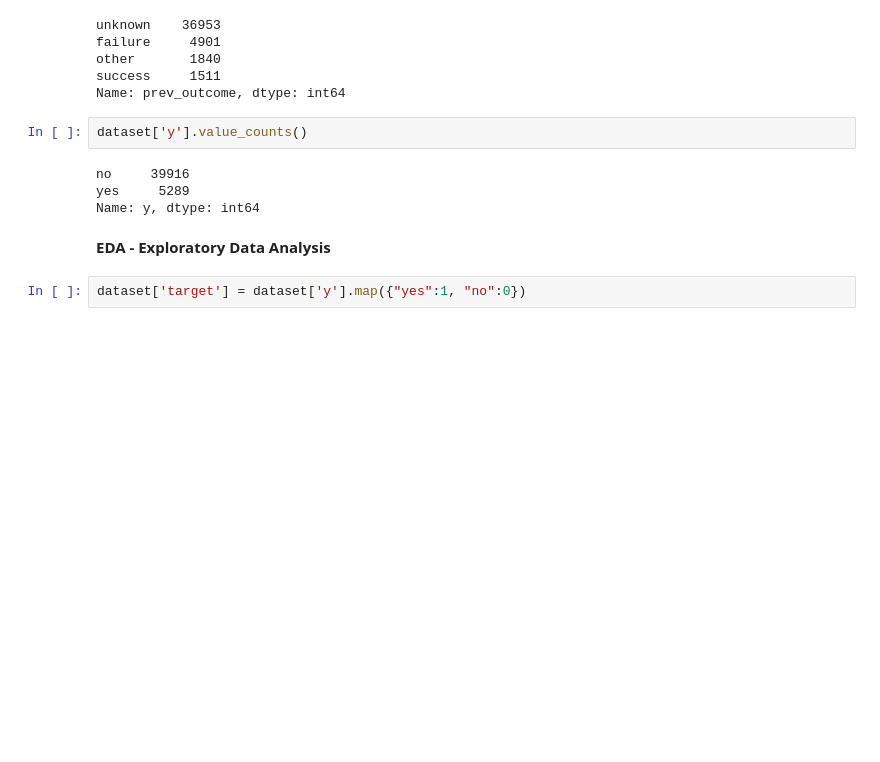
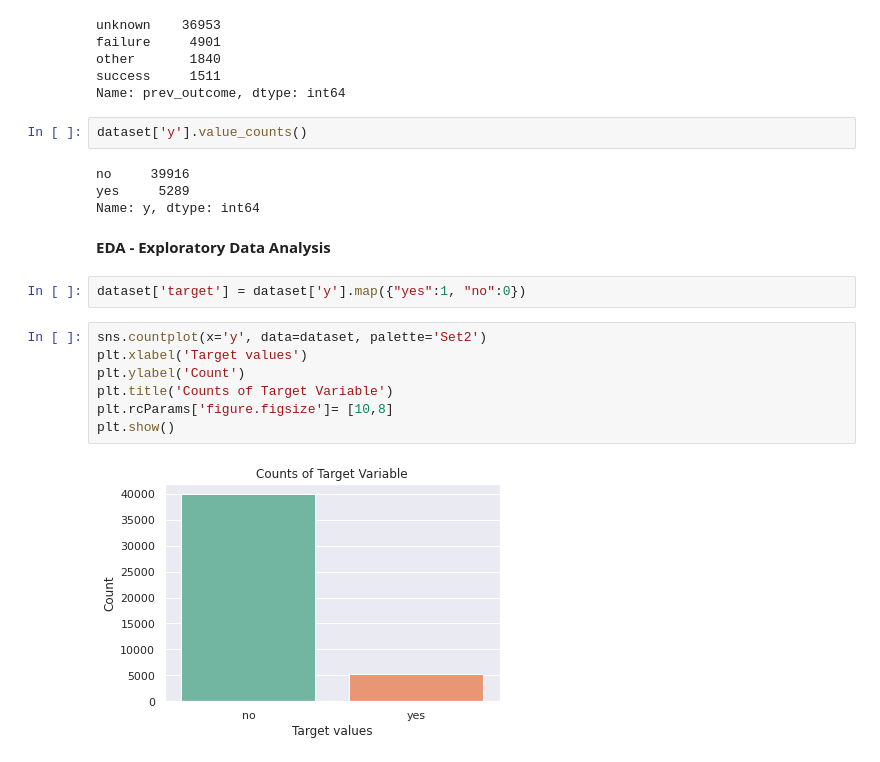
Before and after one commit to KishorAlagappan/customer-conversion-prediction-app, a Jupyter notebook: Customer_Conversion_Prediction_ML_Model.ipynb, the cells around one changed output. Saved outputs shown, nothing was run; the diff lists cells and outputs as text; blank space fills up the shorter version.

```diff
--- a/Customer_Conversion_Prediction_ML_Model.ipynb
+++ b/Customer_Conversion_Prediction_ML_Model.ipynb
@@ -245,3 +245,12 @@ Name: y, dtype: int64
 **EDA - Exploratory Data Analysis**
 # %%
 dataset['target'] = dataset['y'].map({"yes":1, "no":0})
+# %%
+sns.countplot(x='y', data=dataset, palette='Set2')
+plt.xlabel('Target values')
+plt.ylabel('Count')
+plt.title('Counts of Target Variable')
+plt.rcParams['figure.figsize']= [10,8]
+plt.show()
+# %% [output]
+[figure, added]
```
Also changed, not shown: parts of 7 cells of this notebook.
